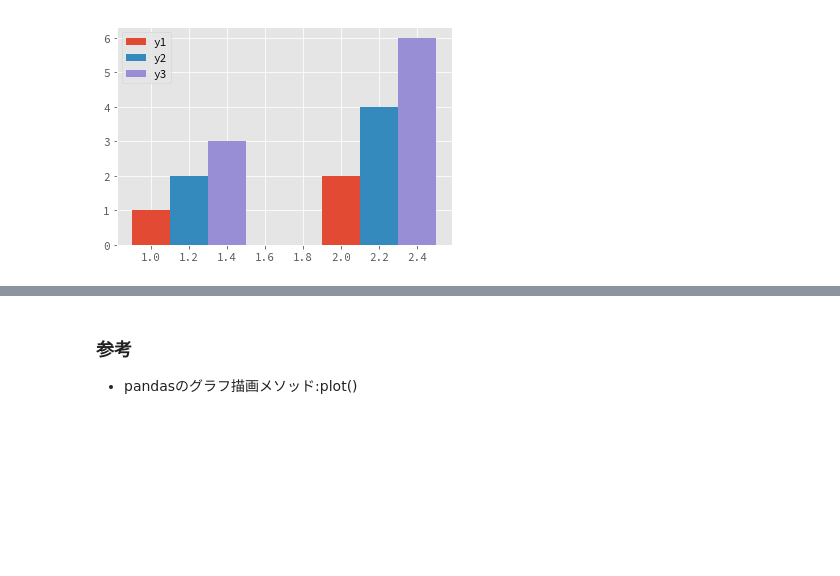
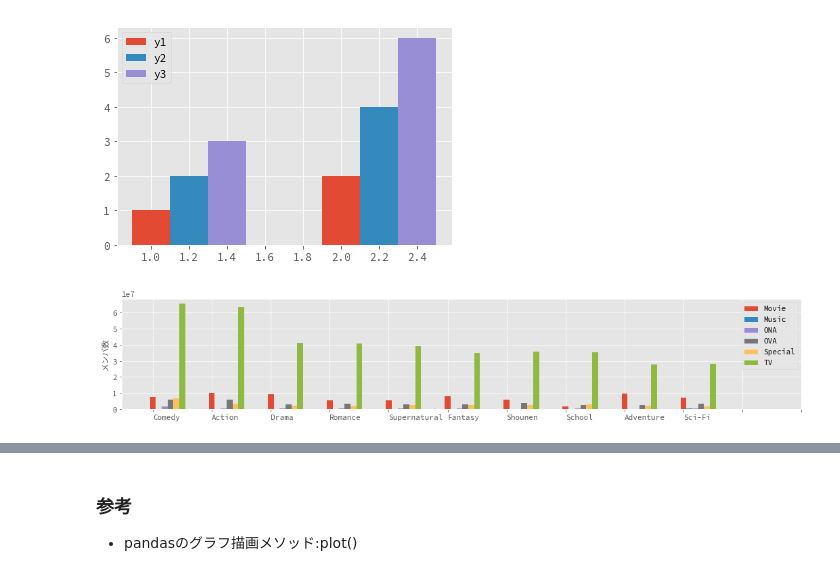
Before and after one commit to ikki02/Python, a Jupyter notebook: Matplotlib.ipynb, the cells around one changed output, grey strips where cells are left out. Saved outputs shown, nothing was run; the diff lists cells and outputs as text; code cells hidden in the pictures; blank space fills up the shorter version.

```diff
--- a/Matplotlib.ipynb
+++ b/Matplotlib.ipynb
@@ -100,3 +100,26 @@ ax.legend()
 plt.show()
 # %% [output]
 [figure]
+# %%
+# 複数グループの棒グラフ
+dfag = pd.read_csv(anime_genre_top10_pivoted_csv, index_col='genre')
+
+fig = plt.figure(figsize=(18, 3))
+ax = fig.add_subplot(111)
+
+wt = np.array(range(len(dfag)))
+w = 0.1
+
+for i in dfag.columns:
+    ax.bar(wt, dfag[i], width=w, label=i)
+    wt = wt + w
+
+ax.set_xticks(np.array(range(len(dfag) + 2)))
+ax.set_xticklabels(dfag.index, ha='left')
+ax.set_ylabel('メンバ数')
+# ax.set_yscale('log') #対数軸にして視認性を高める場合、コメントアウトを外す。
+ax.legend()
+
+plt.show()
+# %% [output]
+[figure, added]
```
Also changed, not shown: parts of 12 cells of this notebook.
